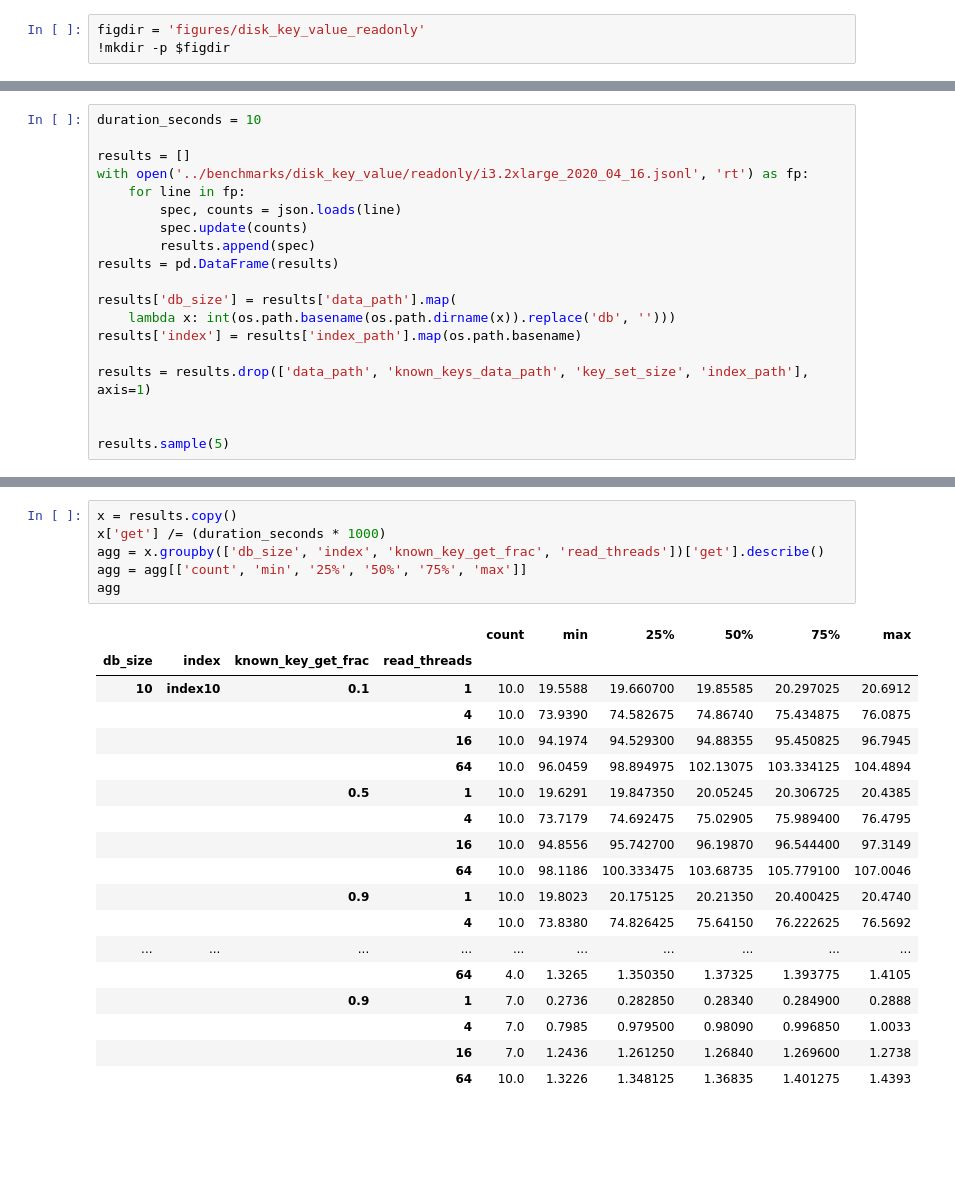
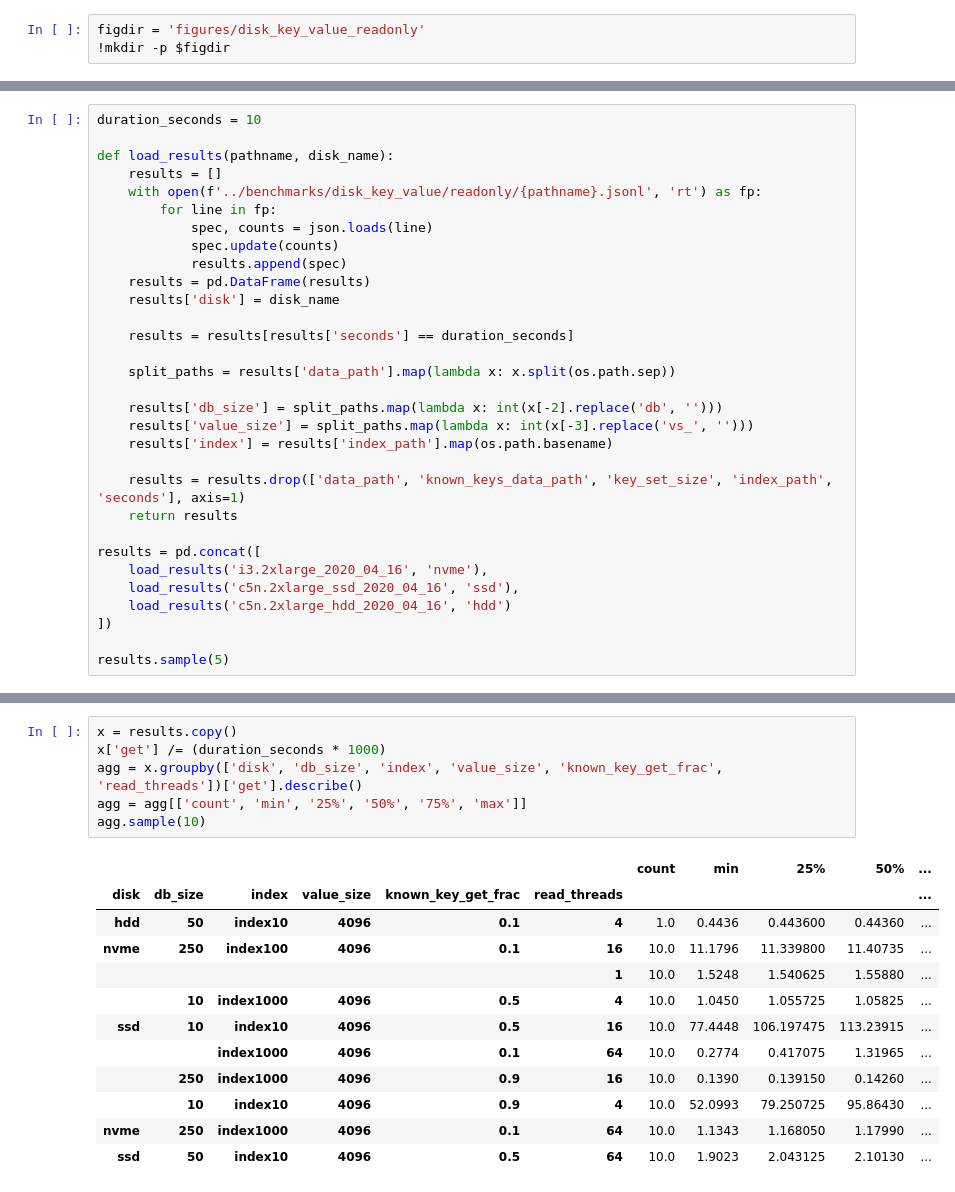
Before and after one commit to DBFromZero/dbf0java, a Jupyter notebook: analysis/benchmark_disk_key_value_readonly.ipynb, the cells around one changed output, grey strips where cells are left out. Cells and saved outputs as stored; diff of their text form; blank space fills up the shorter version.

```diff
--- a/analysis/benchmark_disk_key_value_readonly.ipynb
+++ b/analysis/benchmark_disk_key_value_readonly.ipynb
@@ -51,20 +60,32 @@ figdir = 'figures/disk_key_value_readonly'
 # %%
 duration_seconds = 10
 
-results = []
-with open('../benchmarks/disk_key_value/readonly/i3.2xlarge_2020_04_16.jsonl', 'rt') as fp:
-    for line in fp:
-        spec, counts = json.loads(line)
-        spec.update(counts)
-        results.append(spec)
-results = pd.DataFrame(results)
+def load_results(pathname, disk_name):
+    results = []
+    with open(f'../benchmarks/disk_key_value/readonly/{pathname}.jsonl', 'rt') as fp:
+        for line in fp:
+            spec, counts = json.loads(line)
+            spec.update(counts)
+            results.append(spec)
+    results = pd.DataFrame(results)
+    results['disk'] = disk_name
 
-results['db_size'] = results['data_path'].map(
-    lambda x: int(os.path.basename(os.path.dirname(x)).replace('db', '')))
-results['index'] = results['index_path'].map(os.path.basename)
+    results = results[results['seconds'] == duration_seconds]
 
-results = results.drop(['data_path', 'known_keys_data_path', 'key_set_size', 'index_path'], axis=1)
+    split_paths = results['data_path'].map(lambda x: x.split(os.path.sep))
 
+    results['db_size'] = split_paths.map(lambda x: int(x[-2].replace('db', '')))
+    results['value_size'] = split_paths.map(lambda x: int(x[-3].replace('vs_', '')))
+    results['index'] = results['index_path'].map(os.path.basename)
+
+    results = results.drop(['data_path', 'known_keys_data_path', 'key_set_size', 'index_path', 'seconds'], axis=1)
+    return results
+
+results = pd.concat([
+    load_results('i3.2xlarge_2020_04_16', 'nvme'),
+    load_results('c5n.2xlarge_ssd_2020_04_16', 'ssd'),
+    load_results('c5n.2xlarge_hdd_2020_04_16', 'hdd')
+])
 
 results.sample(5)
 # %% [output]
@@ -82,25 +103,19 @@ plt.plot(results['known_key_get_frac'], results['found'] / results['get'], 'bo')
 # %%
 x = results.copy()
 x['get'] /= (duration_seconds * 1000)
-agg = x.groupby(['db_size', 'index', 'known_key_get_frac', 'read_threads'])['get'].describe()
+agg = x.groupby(['disk', 'db_size', 'index', 'value_size', 'known_key_get_frac', 'read_threads'])['get'].describe()
 agg = agg[['count', 'min', '25%', '50%', '75%', 'max']]
-agg
+agg.sample(10)
 # %% [output]
-|  |  |  |  | count | min | 25% | 50% | 75% | max |
-| db_size | index | known_key_get_frac | read_threads |  |  |  |  |  |  |
-| 10 | index10 | 0.1 | 1 | 10.0 | 19.5588 | 19.660700 | 19.85585 | 20.297025 | 20.6912 |
-|  |  |  | 4 | 10.0 | 73.9390 | 74.582675 | 74.86740 | 75.434875 | 76.0875 |
-|  |  |  | 16 | 10.0 | 94.1974 | 94.529300 | 94.88355 | 95.450825 | 96.7945 |
-|  |  |  | 64 | 10.0 | 96.0459 | 98.894975 | 102.13075 | 103.334125 | 104.4894 |
-|  |  | 0.5 | 1 | 10.0 | 19.6291 | 19.847350 | 20.05245 | 20.306725 | 20.4385 |
-|  |  |  | 4 | 10.0 | 73.7179 | 74.692475 | 75.02905 | 75.989400 | 76.4795 |
-|  |  |  | 16 | 10.0 | 94.8556 | 95.742700 | 96.19870 | 96.544400 | 97.3149 |
-|  |  |  | 64 | 10.0 | 98.1186 | 100.333475 | 103.68735 | 105.779100 | 107.0046 |
-|  |  | 0.9 | 1 | 10.0 | 19.8023 | 20.175125 | 20.21350 | 20.400425 | 20.4740 |
-|  |  |  | 4 | 10.0 | 73.8380 | 74.826425 | 75.64150 | 76.222625 | 76.5692 |
-| ... | ... | ... | ... | ... | ... | ... | ... | ... | ... |
-|  |  |  | 64 | 4.0 | 1.3265 | 1.350350 | 1.37325 | 1.393775 | 1.4105 |
-|  |  | 0.9 | 1 | 7.0 | 0.2736 | 0.282850 | 0.28340 | 0.284900 | 0.2888 |
-|  |  |  | 4 | 7.0 | 0.7985 | 0.979500 | 0.98090 | 0.996850 | 1.0033 |
-|  |  |  | 16 | 7.0 | 1.2436 | 1.261250 | 1.26840 | 1.269600 | 1.2738 |
-|  |  |  | 64 | 10.0 | 1.3226 | 1.348125 | 1.36835 | 1.401275 | 1.4393 |
+|  |  |  |  |  |  | count | min | 25% | 50% | ... |
+| disk | db_size | index | value_size | known_key_get_frac | read_threads |  |  |  |  | ... |
+| hdd | 50 | index10 | 4096 | 0.1 | 4 | 1.0 | 0.4436 | 0.443600 | 0.44360 | ... |
+| nvme | 250 | index100 | 4096 | 0.1 | 16 | 10.0 | 11.1796 | 11.339800 | 11.40735 | ... |
+|  |  |  |  |  | 1 | 10.0 | 1.5248 | 1.540625 | 1.55880 | ... |
+|  | 10 | index1000 | 4096 | 0.5 | 4 | 10.0 | 1.0450 | 1.055725 | 1.05825 | ... |
+| ssd | 10 | index10 | 4096 | 0.5 | 16 | 10.0 | 77.4448 | 106.197475 | 113.23915 | ... |
+|  |  | index1000 | 4096 | 0.1 | 64 | 10.0 | 0.2774 | 0.417075 | 1.31965 | ... |
+|  | 250 | index1000 | 4096 | 0.9 | 16 | 10.0 | 0.1390 | 0.139150 | 0.14260 | ... |
+|  | 10 | index10 | 4096 | 0.9 | 4 | 10.0 | 52.0993 | 79.250725 | 95.86430 | ... |
+| nvme | 250 | index1000 | 4096 | 0.1 | 64 | 10.0 | 1.1343 | 1.168050 | 1.17990 | ... |
+| ssd | 50 | index10 | 4096 | 0.5 | 64 | 10.0 | 1.9023 | 2.043125 | 2.10130 | ... |
```
Also changed, not shown: parts of 16 cells of this notebook, 4 other files.
